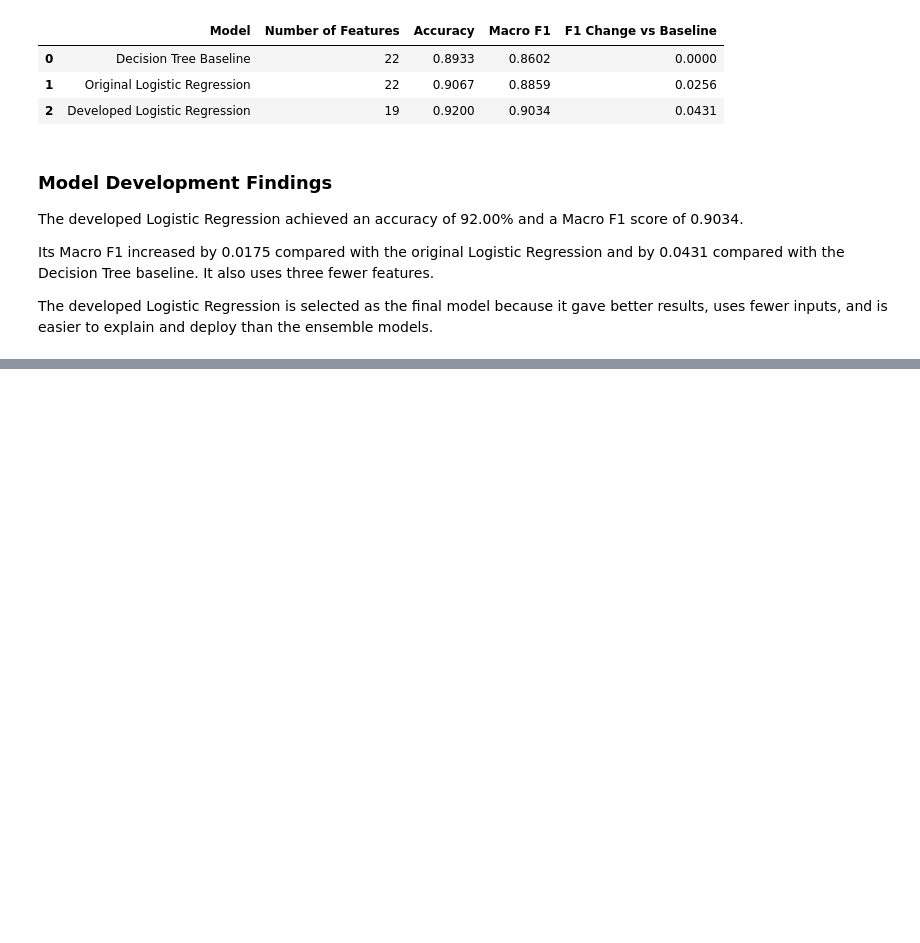
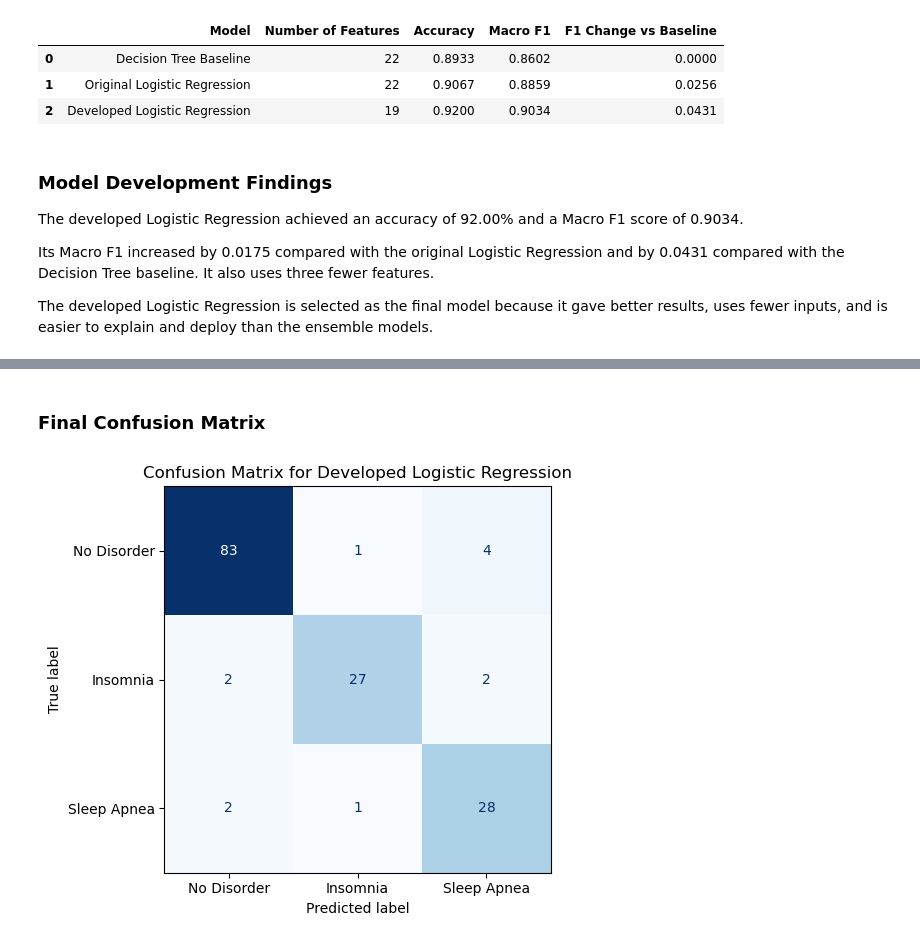
Before and after one commit to ShiroiYukiis/mldp, a Jupyter notebook: MLDP Program Codes Submission Template.ipynb, the cells around one changed output, grey strips where cells are left out. Saved outputs shown, nothing was run; the diff lists cells and outputs as text; code cells hidden in the pictures; blank space fills up the shorter version.

```diff
--- a/MLDP Program Codes Submission Template.ipynb
+++ b/MLDP Program Codes Submission Template.ipynb
@@ -1527,0 +1590,28 @@ The developed Logistic Regression is selected as the final model because it gave
+# %% [markdown]
+### Final Confusion Matrix
+# %%
+ConfusionMatrixDisplay.from_predictions(
+    y_test,
+    y_test_pred_final,
+    labels=[
+        'No Sleep Disorder',
+        'Insomnia',
+        'Sleep Apnea'
+    ],
+    display_labels=[
+        'No Disorder',
+        'Insomnia',
+        'Sleep Apnea'
+    ],
+    cmap='Blues',
+    colorbar=False
+)
+
+plt.title(
+    'Confusion Matrix for Developed Logistic Regression'
+)
+
+plt.tight_layout()
+plt.show()
+# %% [output]
+[figure, added]
```
Also changed, not shown: parts of 6 cells of this notebook.
